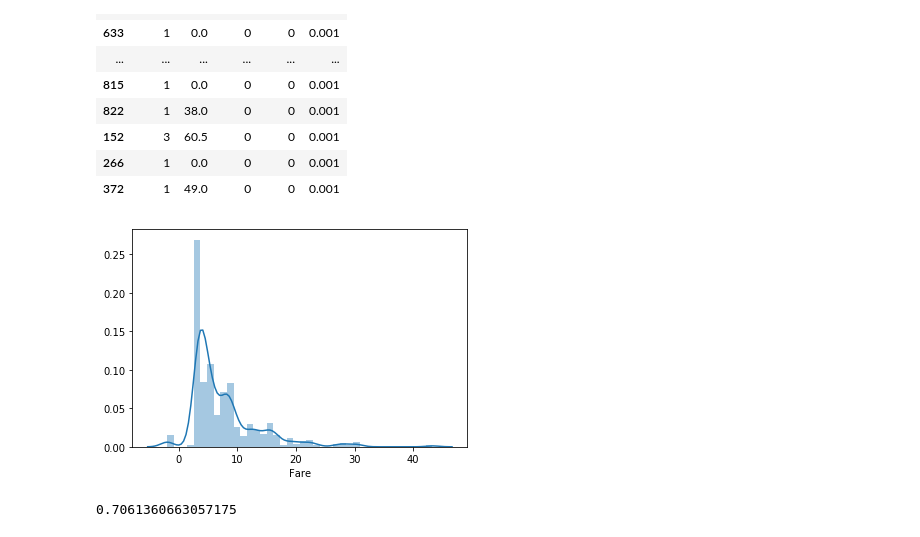
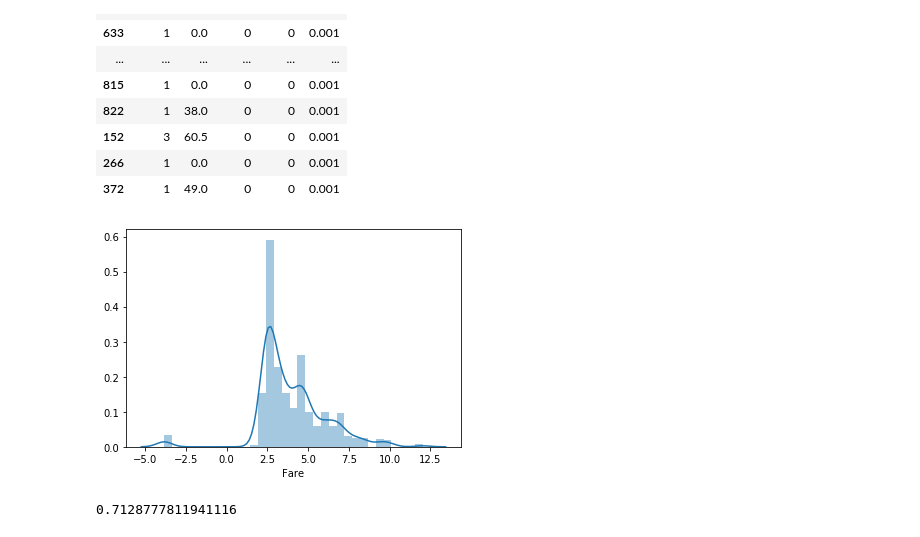
Before and after one commit to breyton/3rd-ML100Days, a Jupyter notebook: homework/Day_023_HW.ipynb, the cells around one changed output. Cells and saved outputs as stored; diff of their text form; code cells hidden in the pictures.

```diff
--- a/homework/Day_023_HW.ipynb
+++ b/homework/Day_023_HW.ipynb
@@ -128,7 +128,7 @@ df_fixed
 | 417 | 3 | 0.0 | 1 | 1 | 22.3583 |
 1291 rows × 5 columns
 # %%
-df_fixed['Fare'] = stats.boxcox(df_fixed['Fare'], lmbda=0.5)
+df_fixed['Fare'] = stats.boxcox(df_fixed['Fare'])[0]
 sns.distplot(df_fixed['Fare'][:train_num])
 plt.show()
 
@@ -168,14 +168,14 @@ df_fixed.loc[df_fixed['Fare']==0.001]
 | 266 | 1 | 0.0 | 0 | 0 | 0.001 |
 | 372 | 1 | 49.0 | 0 | 0 | 0.001 |
 # %%
-df_fixed['Fare'] = stats.boxcox(df_fixed['Fare'], lmbda=0.5)
+df_fixed['Fare'] = stats.boxcox(df_fixed['Fare'])[0]
 sns.distplot(df_fixed['Fare'][:train_num])
 plt.show()
 
 df_fixed = MMEncoder.fit_transform(df_fixed)
 train_X = df_fixed[:train_num]
 estimator = LogisticRegression()
 cross_val_score(estimator, train_X, train_Y, cv=5).mean()
 # %% [output]
-[figure, old version]
+[figure, new version]
-0.7061360663057175
+0.7128777811941116
```
Also changed, not shown: parts of 3 cells of this notebook.
